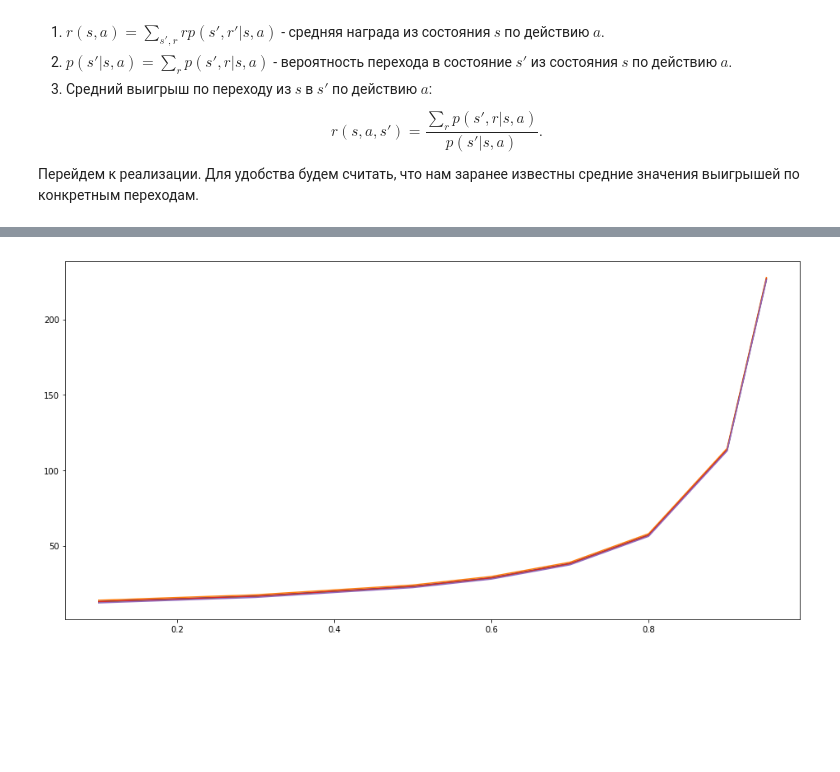
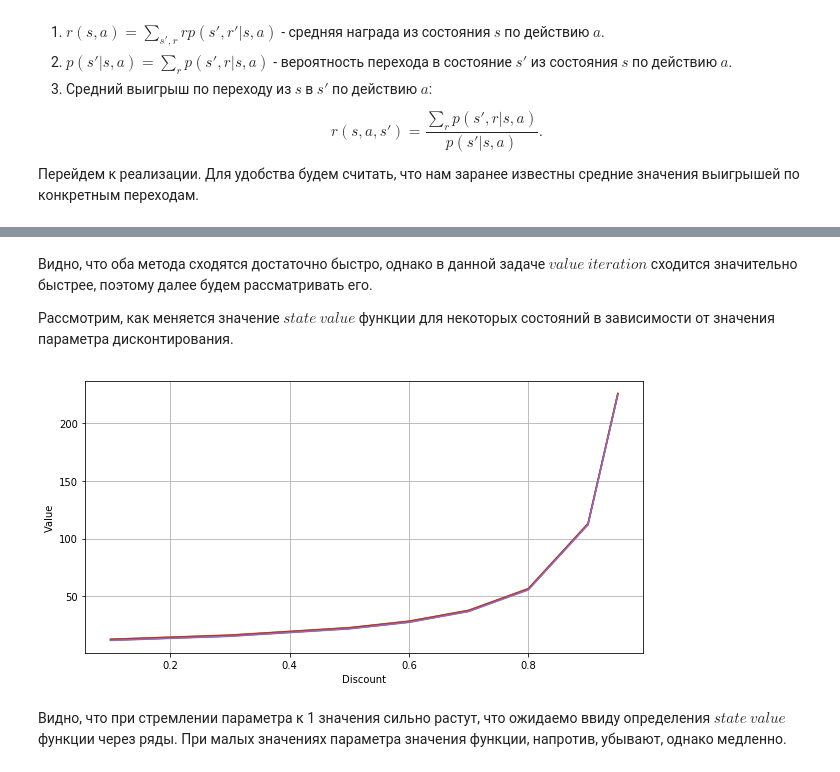
Before and after one commit to storandrew/Renju, a Jupyter notebook: L4/MDP.ipynb, the cells around one changed output, grey strips where cells are left out. Cells and saved outputs as stored; diff of their text form; code cells hidden in the pictures; blank space fills up the shorter version.

```diff
--- a/L4/MDP.ipynb
+++ b/L4/MDP.ipynb
@@ -210,18 +258,27 @@ Iterations: 42          time: 0.10623669624328613               Variation: 9.328
+# %% [markdown]
+Видно, что оба метода сходятся достаточно быстро, однако в данной задаче $value \ iteration$ сходится значительно быстрее, поэтому далее будем рассматривать его.
+
+Рассмотрим, как меняется значение $state \ value$ функции для некоторых состояний в зависимости от значения параметра дисконтирования.
 # %%
 discounters = [0.1, 0.3, 0.5, 0.6, 0.7, 0.8, 0.9, 0.95]
 values = np.zeros((len(discounters), S))
 for d in range(len(discounters)):
     mdp = MDP(P, R, discounters[d])
-    mdp.policyIteration(1e-6)
+    mdp.valueIteration(1e-6)
     values[d, :] = mdp.getStateEval()
 # %%
-fig = plt.figure(figsize=(16, 8))
+fig = plt.figure(figsize=(10, 5))
 
-states = [0, 1, 2, 3, 4]
+states = [0, 10, 20, 30, 40]
 
 for s in range(len(states)):
     plt.plot(discounters, values[:, s])
 
+plt.xlabel('Discount')
+plt.ylabel('Value')
+plt.grid()
 plt.show()
 # %% [output]
-[figure, old version]
+[figure, new version]
+# %% [markdown]
+Видно, что при стремлении параметра к 1 значения сильно растут, что ожидаемо ввиду определения $state \ value$ функции через ряды. При малых значениях параметра значения функции, напротив, убывают, однако медленно.
```
Also changed, not shown: parts of 16 cells of this notebook, 1 other file.
